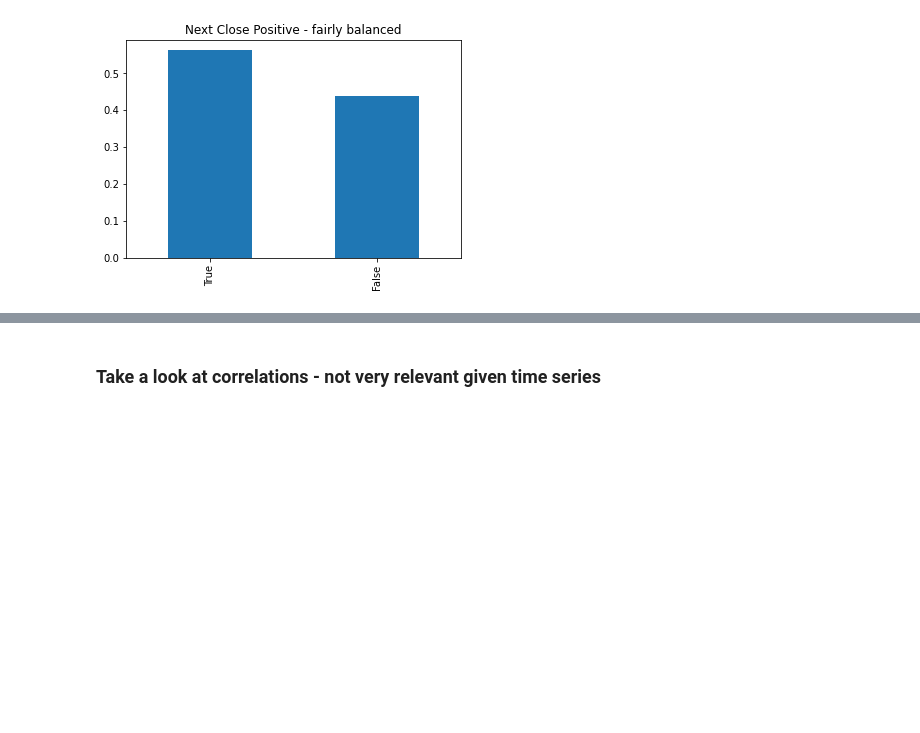
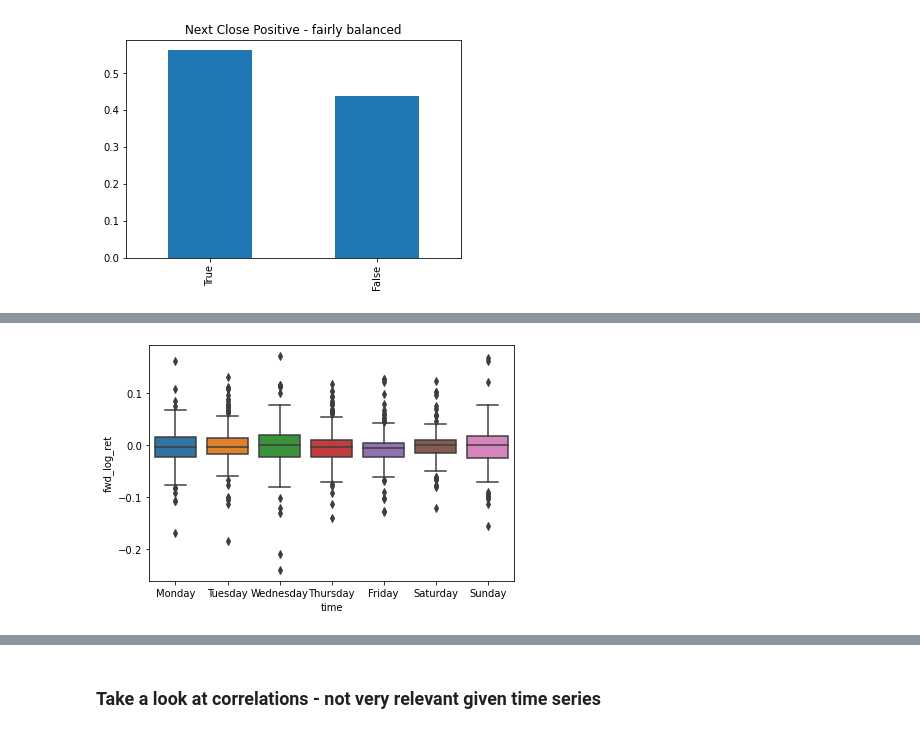
Before and after one commit to jesse-d-marder/personal-codeup-project, a Jupyter notebook: explore.ipynb, the cells around one changed output, grey strips where cells are left out. Cells and saved outputs as stored; diff of their text form; code cells hidden in the pictures; blank space fills up the shorter version.

```diff
--- a/explore.ipynb
+++ b/explore.ipynb
@@ -171,0 +244,5 @@ Text(0.5, 1.0, 'Next Close Positive - fairly balanced')
+# %%
+sns.boxplot(x=train.index.day_name(), y = train.fwd_log_ret, order=['Monday','Tuesday','Wednesday','Thursday','Friday','Saturday','Sunday'])
+plt.tight_layout()
+# %% [output]
+[figure, added]
```
Also changed, not shown: parts of 62 cells of this notebook.
